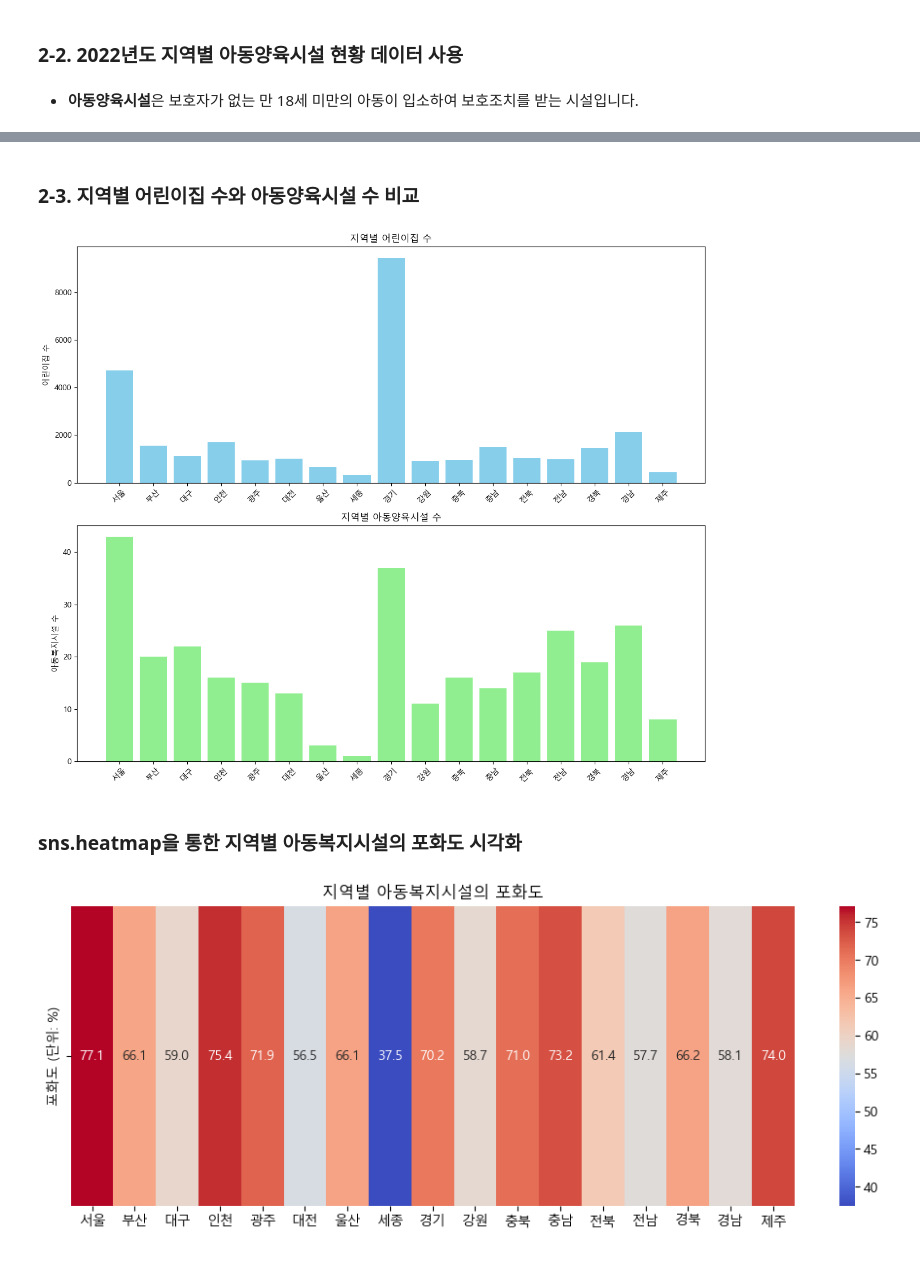
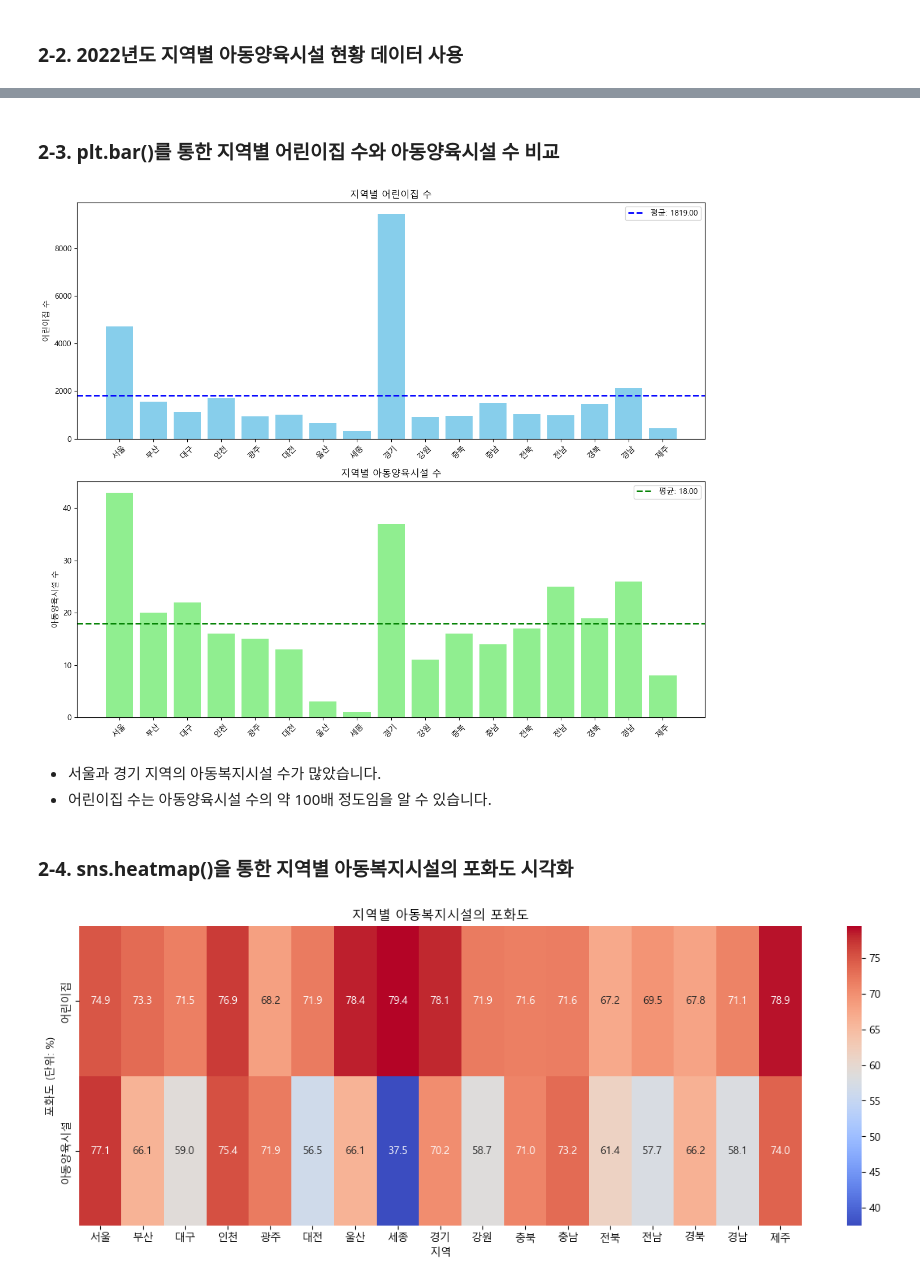
Before and after one commit to sjunc/2024-DA-Team, a Jupyter notebook: 분석 파일/kbs-kbs-DA.ipynb, the cells around one changed output, grey strips where cells are left out. Cells and saved outputs as stored; diff of their text form; code cells hidden in the pictures.

```diff
--- a/분석 파일/kbs-kbs-DA.ipynb
+++ b/분석 파일/kbs-kbs-DA.ipynb
@@ -260,8 +260,6 @@ with open('../데이터/전국_어린이집_정현원_현황_20241202230814.csv'
 ['제주특별자치도', '451', '26568', '20970']
 # %% [markdown]
 ### 2-2. 2022년도 지역별 아동양육시설 현황 데이터 사용
-# %% [markdown]
-- **아동양육시설**은 보호자가 없는 만 18세 미만의 아동이 입소하여 보호조치를 받는 시설입니다.
 # %%
 import csv
 
@@ -298,7 +296,7 @@ with open('../데이터/2022_아동복지시설_보호아동_성별_취학_현
 ['경남', '26', '1288', '748', '18', '90', '284', '145', '148', '51', '12']
 ['제주', '8', '323', '239', '22', '13', '70', '54', '51', '28', '1']
 # %% [markdown]
-### 2-3. 지역별 어린이집 수와 아동양육시설 수 비교
+### 2-3. plt.bar()를 통한 지역별 어린이집 수와 아동양육시설 수 비교
 # %%
 import matplotlib.pyplot as plt
 
@@ -307,47 +305,66 @@ regions = [row[0] for row in inst_welfare_chd_2022[2:]]
 daycare = [int(row[1]) for row in inst_daycare_chd_2022[1:]]
 welfare = [int(row[1]) for row in inst_welfare_chd_2022[2:]]
 
+# 평균 계산
+avg_daycare = sum(daycare) / len(daycare)
+avg_welfare = sum(welfare) / len(welfare)
+
 # 서브플롯 생성
 fig, axes = plt.subplots(nrows=2, ncols=1, figsize=(12, 10))
 
 # 유치원 바 그래프
 axes[0].bar(regions, daycare, color='skyblue')
+axes[0].axhline(avg_daycare, color='blue', linestyle='--', linewidth=2, label=f'평균: {avg_daycare:.2f}')
 axes[0].set_title('지역별 어린이집 수')
 axes[0].set_ylabel('어린이집 수')
 axes[0].tick_params(axis='x', rotation=45)
+axes[0].legend()
 
 # 아동복지시설 바 그래프
 axes[1].bar(regions, welfare, color='lightgreen')
+axes[1].axhline(avg_welfare, color='green', linestyle='--', linewidth=2, label=f'평균: {avg_welfare:.2f}')
 axes[1].set_title('지역별 아동양육시설 수')
-axes[1].set_ylabel('아동복지시설 수')
+axes[1].set_ylabel('아동양육시설 수')
 axes[1].tick_params(axis='x', rotation=45)
+axes[1].legend()
 
 # 레이아웃 조정
 plt.tight_layout()
 plt.show()
 # %% [output]
-[figure, old version]
+[figure, new version]
+# %% [markdown]
+- 서울과 경기 지역의 아동복지시설 수가 많았습니다.
+- 어린이집 수는 아동양육시설 수의 약 100배 정도임을 알 수 있습니다.
 # %% [markdown]
-### sns.heatmap을 통한 지역별 아동복지시설의 포화도 시각화
+### 2-4. sns.heatmap()을 통한 지역별 아동복지시설의 포화도 시각화
 # %%
+import numpy as np
 import matplotlib.pyplot as plt
 import seaborn as sns
 
 # 데이터 변환
 regions = [row[0] for row in inst_welfare_chd_2022[2:]]
 daycare_capacity = [int(row[2]) for row in inst_daycare_chd_2022[1:]]
 daycare_current = [int(row[3]) for row in inst_daycare_chd_2022[1:]]
 welfare_capacity = [int(row[2]) for row in inst_welfare_chd_2022[2:]]
 welfare_current = [int(row[3]) for row in inst_welfare_chd_2022[2:]]
 
-daycare_pers = [(daycare_current[i] / daycare_capacity[i]) * 100 for i in range(len(caycare_capacity))]
+daycare_pers = [(daycare_current[i] / daycare_capacity[i]) * 100 for i in range(len(daycare_capacity))]
 welfare_pers = [(welfare_current[i] / welfare_capacity[i]) * 100 for i in range(len(welfare_capacity))]
 
-# 히트맵 생성
-plt.figure(figsize=(12, 4))
-sns.heatmap([welfare_percentages], annot=True, fmt=".1f", cmap="coolwarm", xticklabels=regions, yticklabels=['포화도 (단위: %)'])
-plt.title('지역별 아동복지시설의 포화도')
+# 히트맵 데이터 생성
+data = np.array([daycare_pers, welfare_pers])
+labels = ['어린이집', '아동양육시설']
+
+# 히트맵 그리기
+fig, ax = plt.subplots(figsize=(15, 5))
+
+sns.heatmap(data, annot=True, fmt=".1f", cmap="coolwarm", xticklabels=regions, yticklabels=labels, ax=ax)
+ax.set_xlabel('지역')
+ax.set_ylabel('포화도 (단위: %)')
+ax.set_title('지역별 아동복지시설의 포화도')
 plt.show()
 # %% [output]
-[figure, old version]
+[figure, new version]
 # %% [markdown]
```
Also changed, not shown: parts of 17 cells of this notebook.
